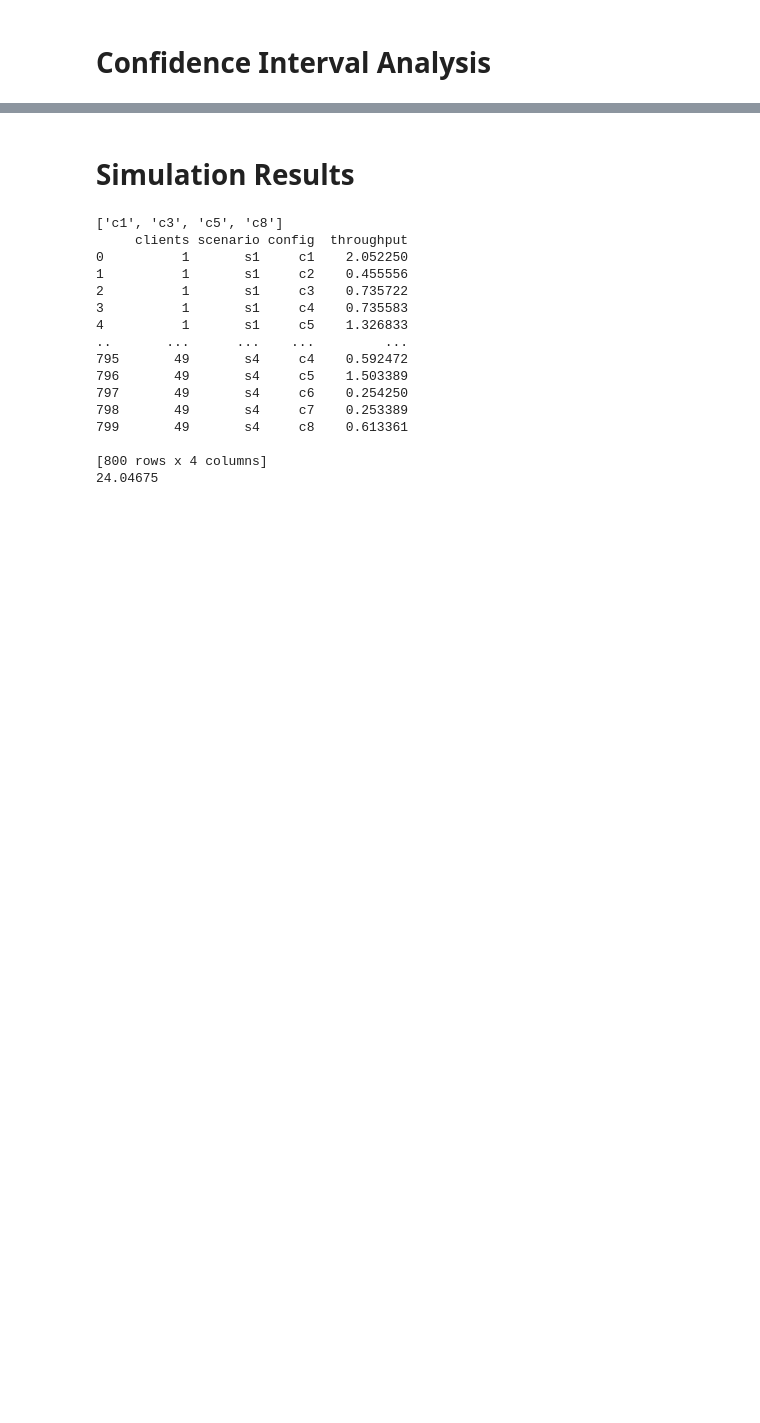
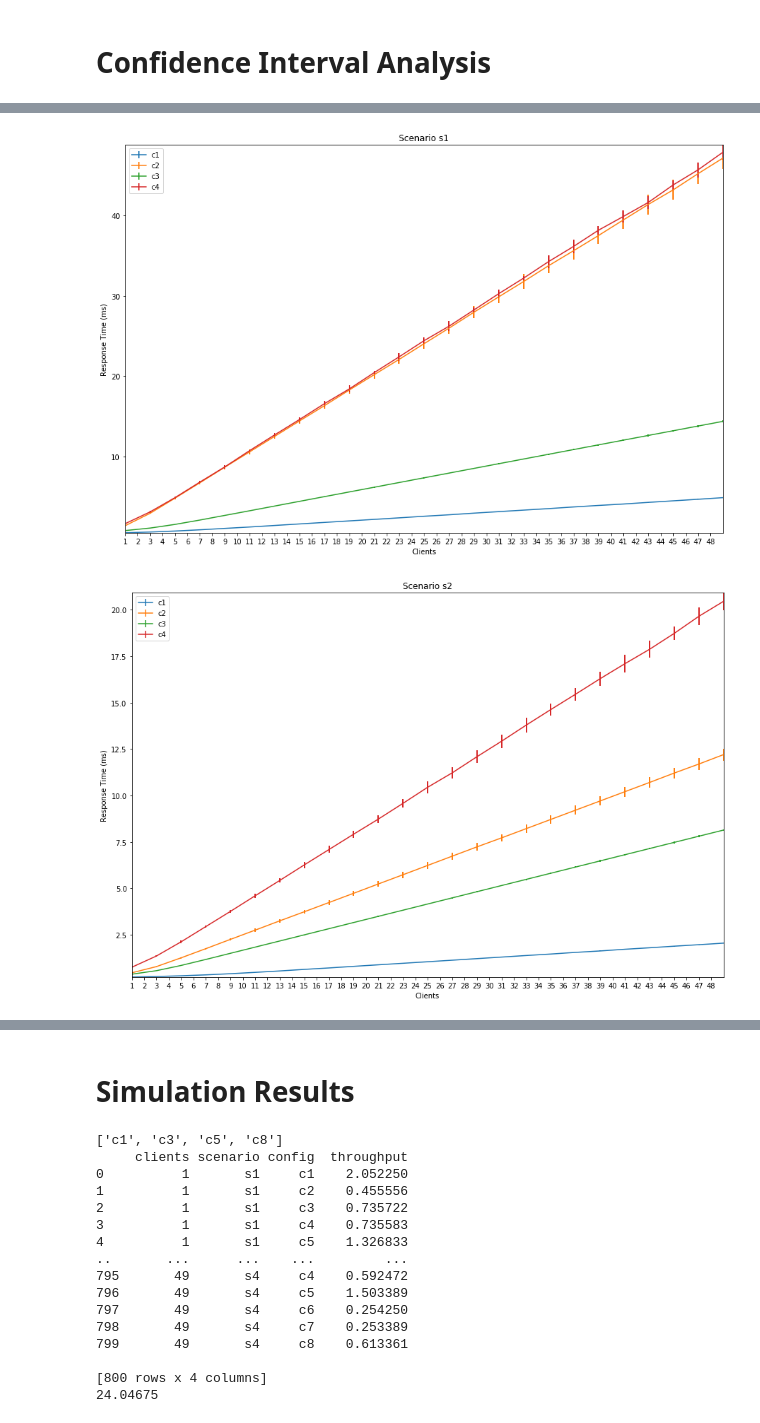
Before and after one commit to nferrante1/pecsn_project, a Jupyter notebook: Jupyter/Confidence Interval Analysis.ipynb, the cells around one changed output, grey strips where cells are left out. Cells and saved outputs as stored; diff of their text form; code cells hidden in the pictures; blank space fills up the shorter version.

```diff
--- a/Jupyter/Confidence Interval Analysis.ipynb
+++ b/Jupyter/Confidence Interval Analysis.ipynb
@@ -56,0 +96,23 @@ print(dfThroughput)
+# %%
+#RENSPONSE TIME
+
+#QUERY DB
+dfResponseTime=pd.read_sql_query("""
+SELECT clients, scenario, config,attrValue,statMean as responseTime
+from runConfig rc inner join statistic s on rc.runId = s.runId
+        inner join runAttr ra on s.runId = ra.runId
+WHERE
+		statName = "responseTimeStat:stats" AND
+		moduleName = "Network"
+        AND attrName = "repetition"
+ORDER BY scenario, config, clients, attrValue
+""", con)
+
+#Adding column for mean of the sample and the confidence interval
+dfResponseTime['responseTime_mean'] = dfResponseTime.groupby(['scenario','config','clients'])['responseTime'].transform('mean')
+dfResponseTime['responseTime_ci'] = dfResponseTime.groupby(['scenario','config','clients'])['responseTime'].transform(conf_interval)
+
+dfResponseTime.head()
+
+#dfResponseTime=dfResponseTime.loc[(dfResponseTime['attrValue']== '0')]
+#dfResponseTime.drop(['attrValue'],axis=1)
@@ -56,0 +126,23 @@ print(dfThroughput)
+# %%
+
+
+#FOR EVERY SCENARIO AND EVERY CONFIGURATIONS SHOW HOW CHANGE THE RESPONSE TIME WITH DIFFERENT NUMBER OF CLIENTS
+for scenario in scenarios:
+    plt.figure(figsize=(15,10))
+    plt.title("Scenario "+scenario)
+    plt.margins(0)
+    plt.xticks(range(dfResponseTime['clients'].min(),dfResponseTime['clients'].max()))
+    for conf in configurations:
+        dfTemp=dfResponseTime.loc[(dfResponseTime['scenario']== scenario) & (dfResponseTime['config'] == conf)]
+        plt.errorbar(dfTemp['clients'], dfTemp['responseTime_mean'],yerr=dfTemp['responseTime_ci'])
+
+    #LABELLING THE PLOT
+
+    plt.xlabel('Clients')
+    plt.ylabel('Response Time (ms)')
+    #plt.legend(configurations)
+    plt.legend(['c1','c2','c3','c4'])
+    plt.show()
+# %% [output]
+[figure, added]
+[figure, added]
```
Also changed, not shown: parts of 10 cells of this notebook, 1 other file.
